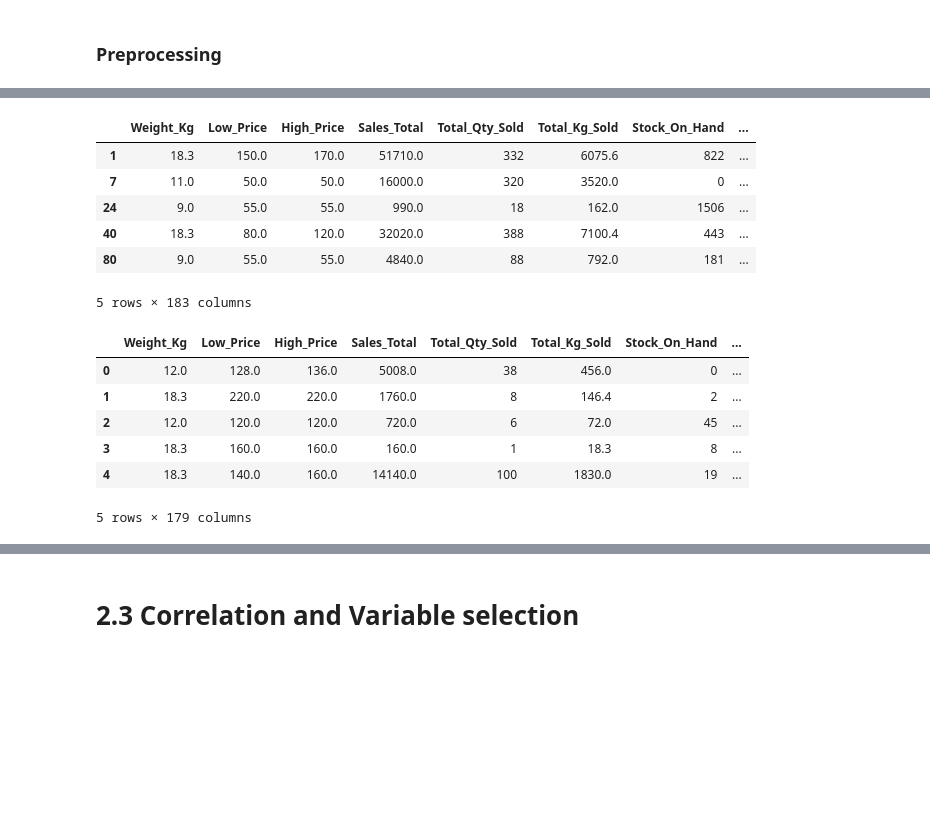
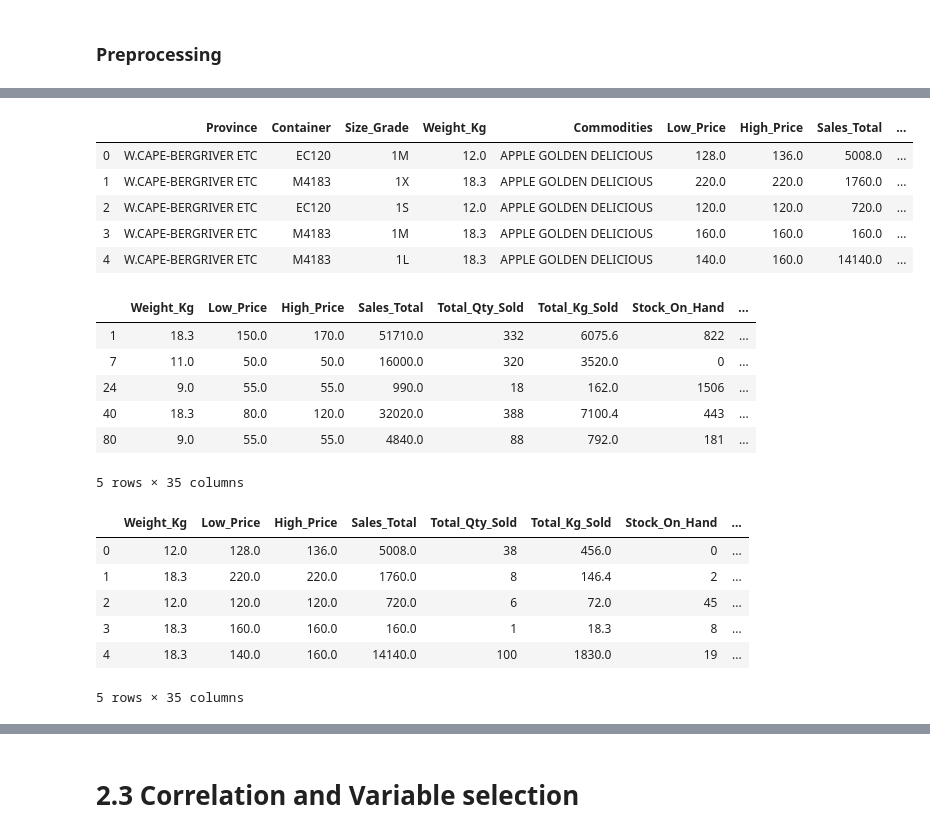
Before and after one commit to ThapeloMakhalanyane/regression-apples-predict-api-template, a Jupyter notebook: ZM8Regression.ipynb, the cells around one changed output, grey strips where cells are left out. Cells and saved outputs as stored; diff of their text form; code cells hidden in the pictures; blank space fills up the shorter version.

```diff
--- a/ZM8Regression.ipynb
+++ b/ZM8Regression.ipynb
@@ -272,9 +282,19 @@ trainData_df.shape, test_df.shape
+# %%
+test_df = test_df.drop(['Date'], axis = 1)
+test_df.head()
+# %% [output]
+|  | Province | Container | Size_Grade | Weight_Kg | Commodities | Low_Price | High_Price | Sales_Total | ... |
+| 0 | W.CAPE-BERGRIVER ETC | EC120 | 1M | 12.0 | APPLE GOLDEN DELICIOUS | 128.0 | 136.0 | 5008.0 | ... |
+| 1 | W.CAPE-BERGRIVER ETC | M4183 | 1X | 18.3 | APPLE GOLDEN DELICIOUS | 220.0 | 220.0 | 1760.0 | ... |
+| 2 | W.CAPE-BERGRIVER ETC | EC120 | 1S | 12.0 | APPLE GOLDEN DELICIOUS | 120.0 | 120.0 | 720.0 | ... |
+| 3 | W.CAPE-BERGRIVER ETC | M4183 | 1M | 18.3 | APPLE GOLDEN DELICIOUS | 160.0 | 160.0 | 160.0 | ... |
+| 4 | W.CAPE-BERGRIVER ETC | M4183 | 1L | 18.3 | APPLE GOLDEN DELICIOUS | 140.0 | 160.0 | 14140.0 | ... |
 # %%
 #For The TRAIN DATA (Train_df)
-train_df_d = pd.get_dummies(trainData_df) #dummy variable
+train_df_d = pd.get_dummies(trainData_df_d) #dummy variable
 
 train_df_d.columns = [col.replace(" ","_") for col in train_df_d.columns] #replacing space with -
-#train_df_d.drop(['Commodities_APPLE_GOLDEN_DELICIOUS'], axis= 1, inplace =True) #removing Commodities
+train_df_d.drop(['Commodities_APPLE_GOLDEN_DELICIOUS'], axis= 1, inplace =True) #removing Commodities
 
 train_df_d.head()
 # %% [output]
@@ -284,7 +304,7 @@ train_df_d.head()
 | 24 | 9.0 | 55.0 | 55.0 | 990.0 | 18 | 162.0 | 1506 | ... |
 | 40 | 18.3 | 80.0 | 120.0 | 32020.0 | 388 | 7100.4 | 443 | ... |
 | 80 | 9.0 | 55.0 | 55.0 | 4840.0 | 88 | 792.0 | 181 | ... |
-5 rows × 183 columns
+5 rows × 35 columns
 # %%
 #For The Test DATA (Test_df)
 #using the test data
@@ -302,7 +322,7 @@ X_t.head()
 | 2 | 12.0 | 120.0 | 120.0 | 720.0 | 6 | 72.0 | 45 | ... |
 | 3 | 18.3 | 160.0 | 160.0 | 160.0 | 1 | 18.3 | 8 | ... |
 | 4 | 18.3 | 140.0 | 160.0 | 14140.0 | 100 | 1830.0 | 19 | ... |
-5 rows × 179 columns
+5 rows × 35 columns
 # %%
 train_df_d.shape, X_t.shape
 # %% [output]
```
Also changed, not shown: parts of 37 cells of this notebook.
